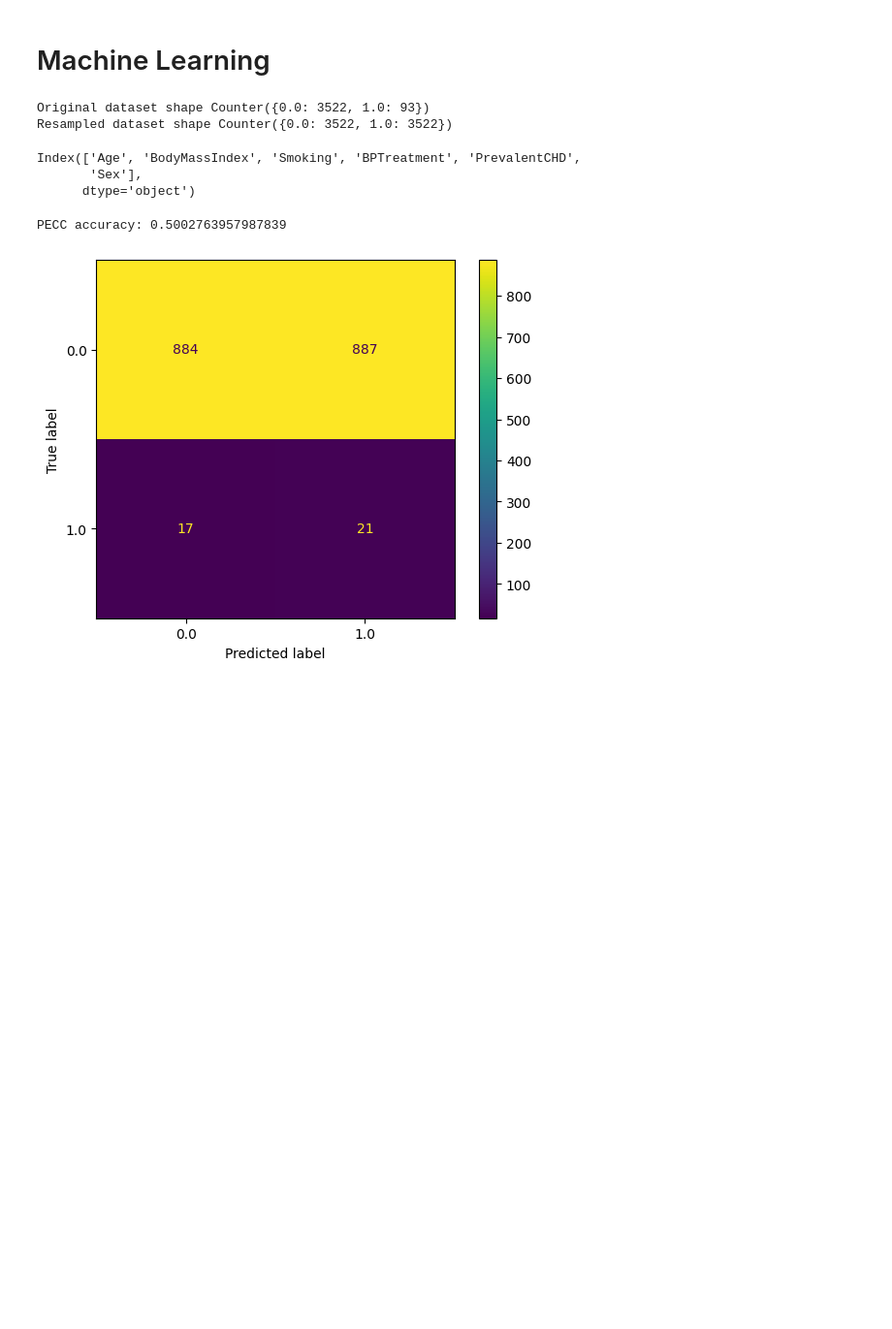
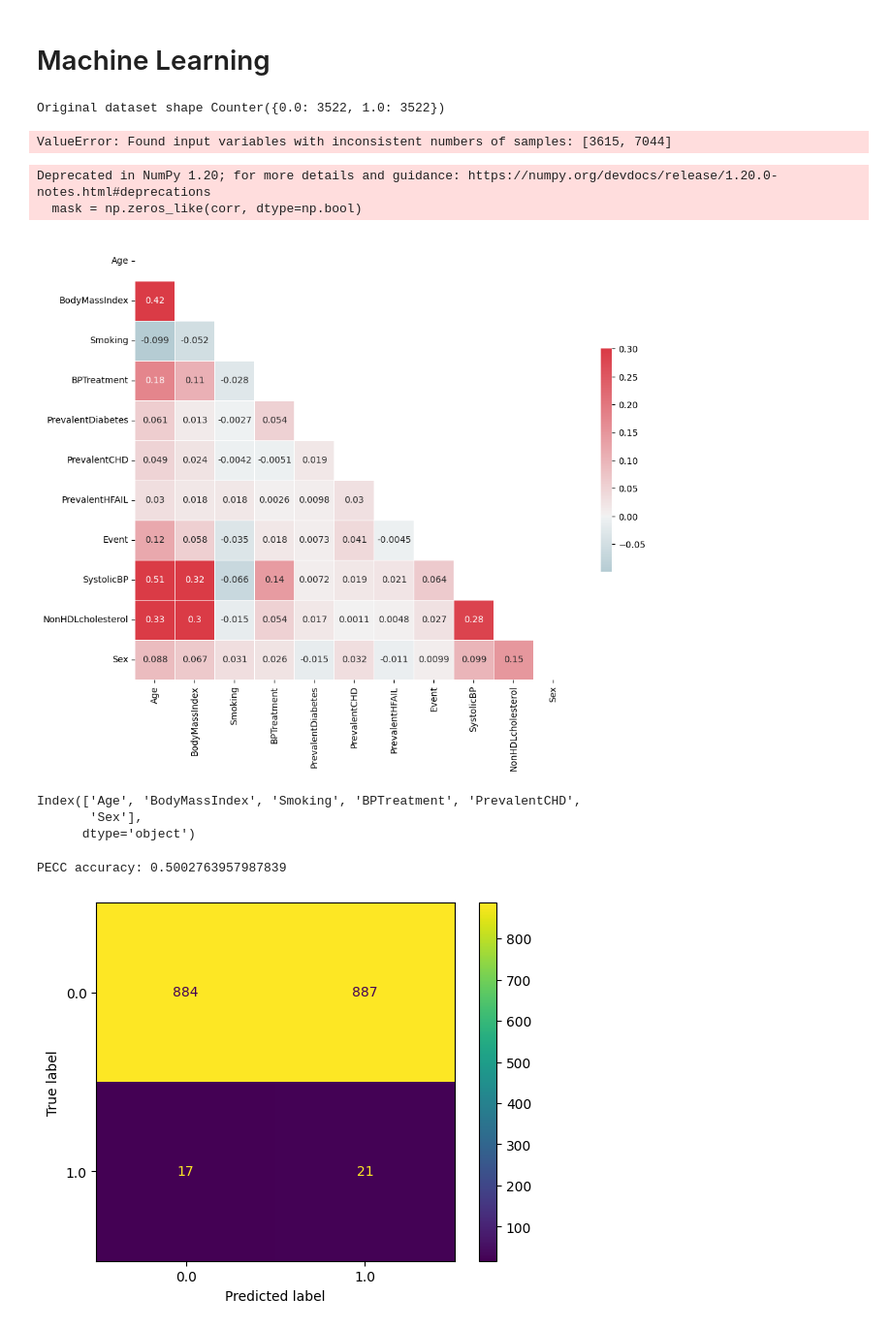
Before and after one commit to ruigomesbioinf/sib_dream_challenge, a Jupyter notebook: src/machine_learning.ipynb, the cells around one changed output. Shown at 97% size. Saved outputs shown, nothing was run; the diff lists cells and outputs as text; code cells hidden in the pictures; blank space fills up the shorter version.

Commit message:
[TESTS] machine learning tests

```diff
--- a/src/machine_learning.ipynb
+++ b/src/machine_learning.ipynb
@@ -2,6 +2,7 @@
 # Machine Learning
 # %%
 import pandas as pd
+import numpy as np
 from imblearn.over_sampling import SMOTE
 from collections import Counter
 
@@ -9,11 +10,11 @@ from collections import Counter
 # Load the data
 X_train= pd.read_csv("../train/pheno_training_treated.csv")
 X_train.drop(columns=["Sample_ID", "Event_time"], inplace=True)
-y_train = X_train.pop("PrevalentHFAIL")
+# y_train = X_train.pop("PrevalentHFAIL")
 
 X_test = pd.read_csv("../test/pheno_test_treated.csv")
 X_test.drop(columns=["Sample_ID", "Event_time"], inplace=True)
-y_test = X_test.pop("PrevalentHFAIL")
+# y_test = X_test.pop("PrevalentHFAIL")
 
 print('Original dataset shape %s' % Counter(y_train))
 # SMOTE is used in unbalanced datasets to balance it
@@ -22,8 +23,34 @@ X_train, y_train = sm.fit_resample(X_train, y_train)
 
 print('Resampled dataset shape %s' % Counter(y_train))
 # %% [output]
-Original dataset shape Counter({0.0: 3522, 1.0: 93})
-Resampled dataset shape Counter({0.0: 3522, 1.0: 3522})
+Original dataset shape Counter({0.0: 3522, 1.0: 3522})
+ValueError: Found input variables with inconsistent numbers of samples: [3615, 7044]
+# %%
+import seaborn as sns
+import matplotlib.pyplot as plt
+
+# Compute the correlation matrix
+X_train = pd.DataFrame(X_train)
+corr = X_train.corr()
+
+# Create a mask to hide the upper triangle of the correlation matrix (redundant information)
+mask = np.zeros_like(corr, dtype=np.bool)
+mask[np.triu_indices_from(mask)] = True
+
+# Set up the matplotlib figure
+f, ax = plt.subplots(figsize=(11, 9))
+
+# Generate a custom diverging colormap
+cmap = sns.diverging_palette(220, 10, as_cmap=True)
+
+# Draw the heatmap with the mask and correct aspect ratio
+sns.heatmap(corr, annot=True, mask=mask, cmap=cmap, vmax=.3, center=0,
+            square=True, linewidths=.5, cbar_kws={"shrink": .5})
+plt.show()
+# %% [output]
+Deprecated in NumPy 1.20; for more details and guidance: https://numpy.org/devdocs/release/1.20.0-notes.html#deprecations
+  mask = np.zeros_like(corr, dtype=np.bool)
+[figure, added]
 # %%
 from sklearn.feature_selection import SelectKBest
 
```
Also changed, not shown: 1 other file.
